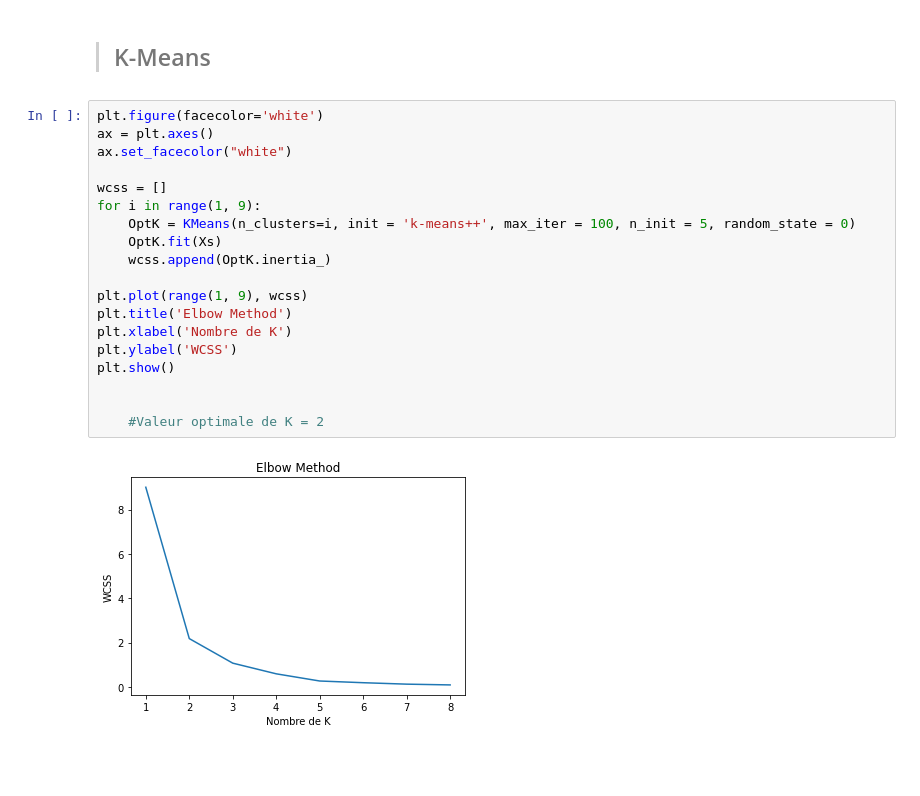
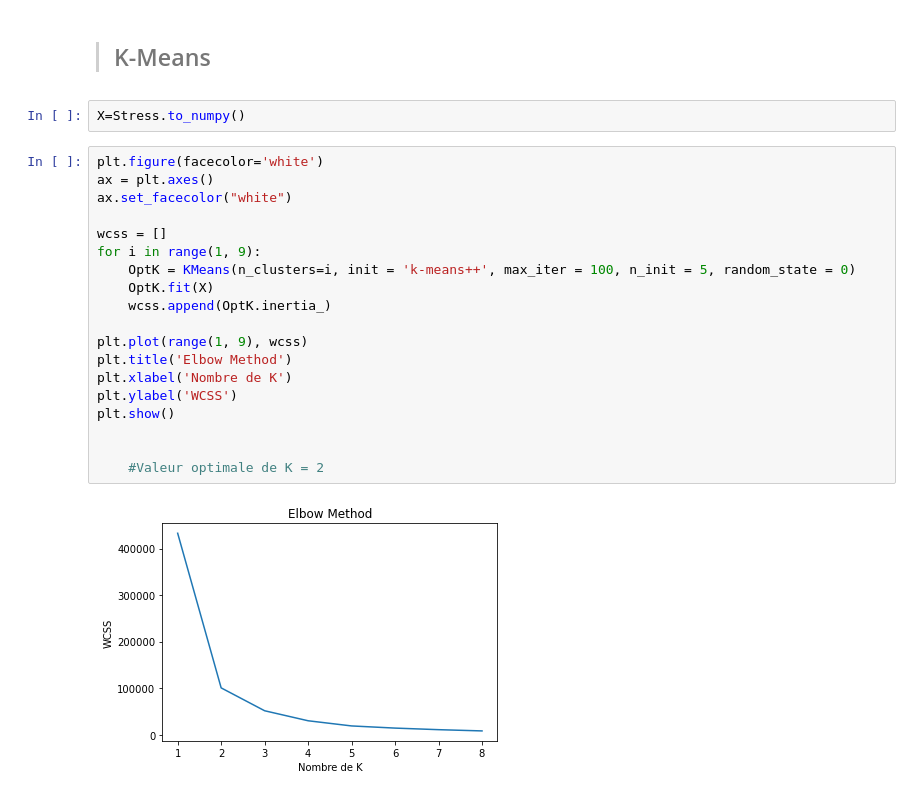
Before and after one commit to Quentin-G64/Quentin-G64, a Jupyter notebook: Stress Level - K Means .ipynb, the cells around one changed output. Saved outputs shown, nothing was run; the diff lists cells and outputs as text; blank space fills up the shorter version.

```diff
--- a/Stress Level - K Means .ipynb
+++ b/Stress Level - K Means .ipynb
@@ -114,25 +103,27 @@ sns.pairplot(Xs, kind='reg')
 # %% [markdown]
 > ## K-Means
+# %%
+X=Stress.to_numpy()
 # %%
 plt.figure(facecolor='white')
 ax = plt.axes()
 ax.set_facecolor("white")
 
 wcss = []
 for i in range(1, 9):
     OptK = KMeans(n_clusters=i, init = 'k-means++', max_iter = 100, n_init = 5, random_state = 0)
-    OptK.fit(Xs)
+    OptK.fit(X)
     wcss.append(OptK.inertia_)
 
 plt.plot(range(1, 9), wcss)
 plt.title('Elbow Method')
 plt.xlabel('Nombre de K')
 plt.ylabel('WCSS')
 plt.show()
 
 
     #Valeur optimale de K = 2
 # %% [output]
-[figure, old version]
+[figure, new version]
 # %%
 k_mean2 = KMeans(n_clusters=2)
```
Also changed, not shown: parts of 14 cells of this notebook, 2 other files.
